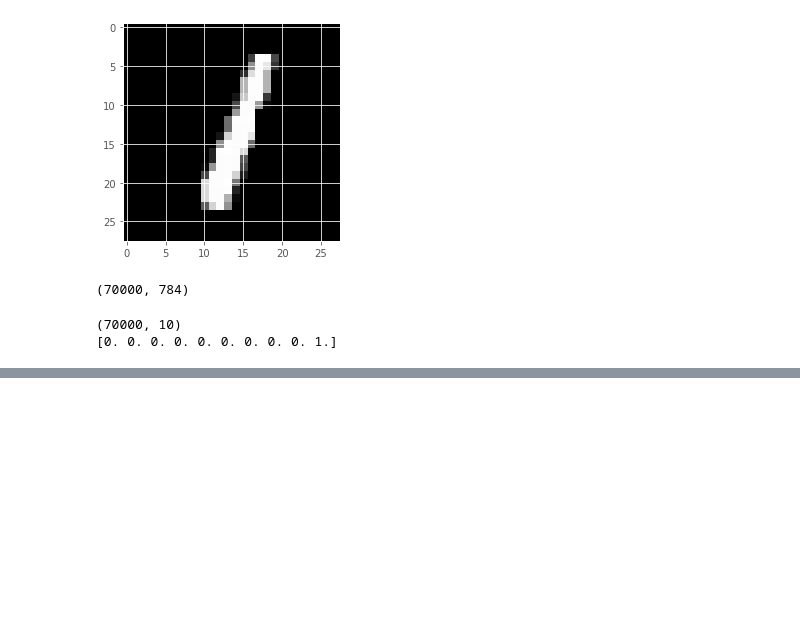
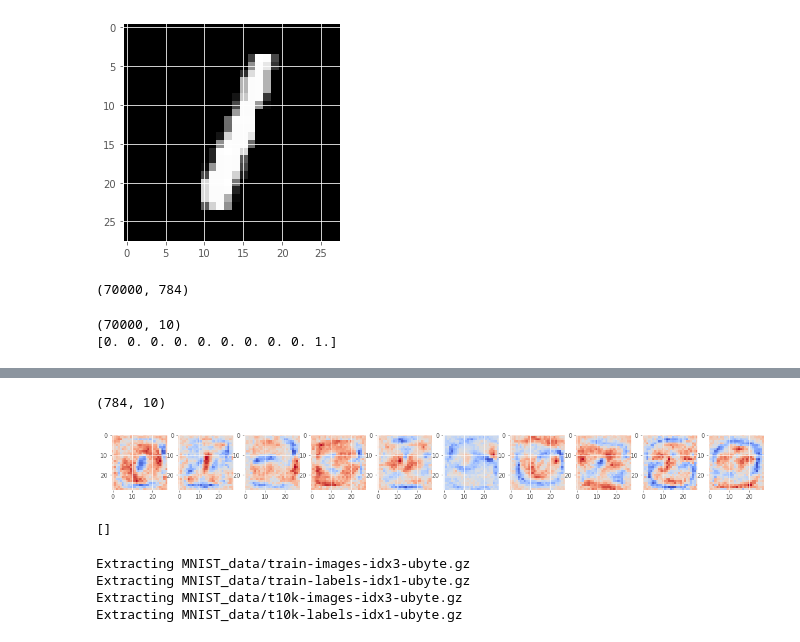
Before and after one commit to jamiecwebber/KadenzeTensorflow, a Jupyter notebook: Chapter 3.ipynb, the cells around one changed output, grey strips where cells are left out. Saved outputs shown, nothing was run; the diff lists cells and outputs as text; code cells hidden in the pictures; blank space fills up the shorter version.

```diff
--- a/Chapter 3.ipynb
+++ b/Chapter 3.ipynb
@@ -348,0 +381,14 @@ print(ds.Y[0])
+# %%
+sess = tf.Session()
+sess.run(tf.global_variables_initializer())
+
+batch_size = 50
+n_epochs = 5
+for epoch_i in range(n_epochs):
+    for batch_xs, batch_ys in ds.train.next_batch():
+        sess.run(optimizer, feed_dict={X: batch_xs, Y: batch_ys})
+    valid = ds.valid
+    print(sess.run(accuracy, feed_dict={X:valid.images, Y: valid.labels}))
+
+test = ds.test
+print(sess.run(accuracy, feed_dict={ X: test.images, Y: test.labels}))
@@ -348,0 +402,3 @@ print(ds.Y[0])
+# %%
+g = tf.get_default_graph()
+[op.name for op in g.get_operations()]
@@ -348,0 +423,13 @@ print(ds.Y[0])
+# %%
+W = g.get_tensor_by_name('layer1/W:0')
+# %%
+W_arr = np.array(W.eval(session=sess))
+print(W_arr.shape)
+# %% [output]
+(784, 10)
+# %%
+fig, ax = plt.subplots(1, 10, figsize=(20,3))
+for col_i in range(10):
+    ax[col_i].imshow(W_arr[:, col_i].reshape((28,28)), cmap='coolwarm')
+# %% [output]
+[figure, added]
@@ -348,0 +438,14 @@ print(ds.Y[0])
+# %%
+g = tf.get_default_graph()
+[op.name for op in g.get_operations()]
+# %% [output]
+[]
+# %%
+ds = datasets.MNIST(one_hot=True, split=[0.8, 0.1, 0.1])
+X = tf.placeholder(tf.float32, [None, 784])
+Y = tf.placeholder(tf.float32, [None, 10])
+# %% [output]
+Extracting MNIST_data/train-images-idx3-ubyte.gz
+Extracting MNIST_data/train-labels-idx1-ubyte.gz
+Extracting MNIST_data/t10k-images-idx3-ubyte.gz
+Extracting MNIST_data/t10k-labels-idx1-ubyte.gz
```
Also changed, not shown: parts of 24 cells of this notebook.
